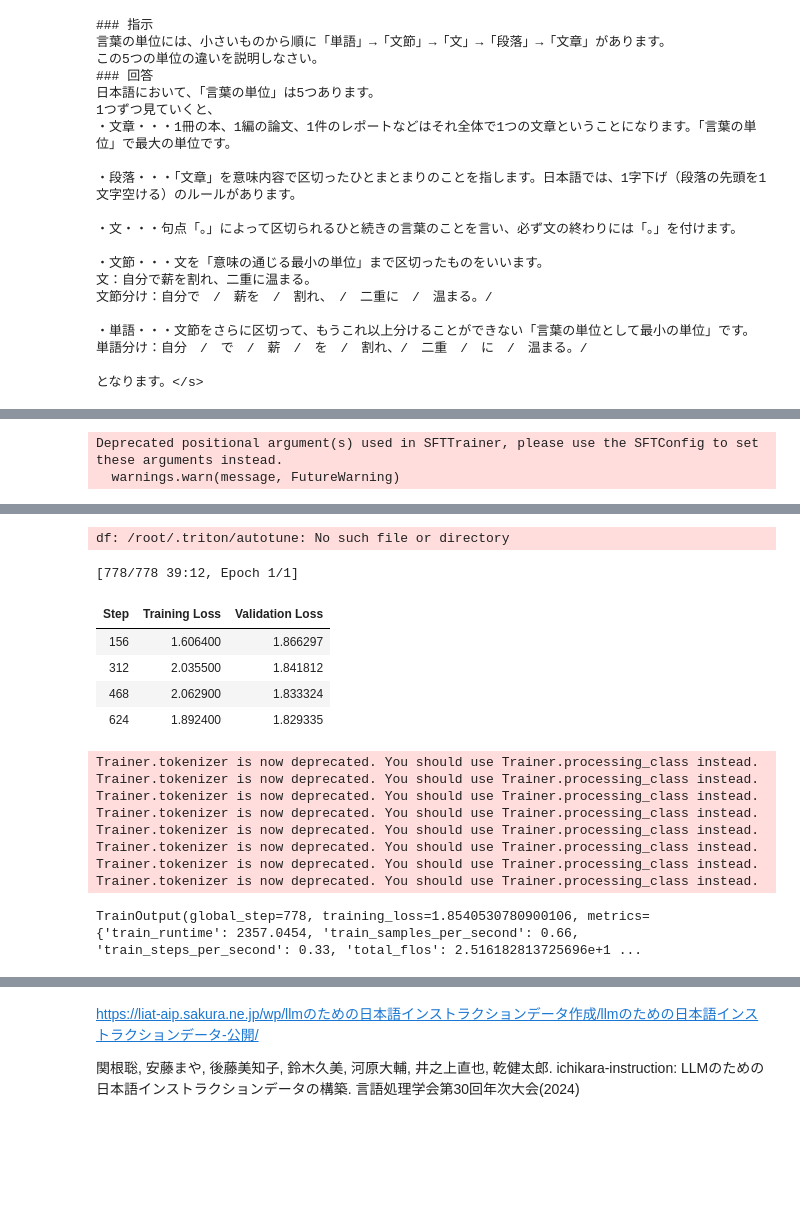
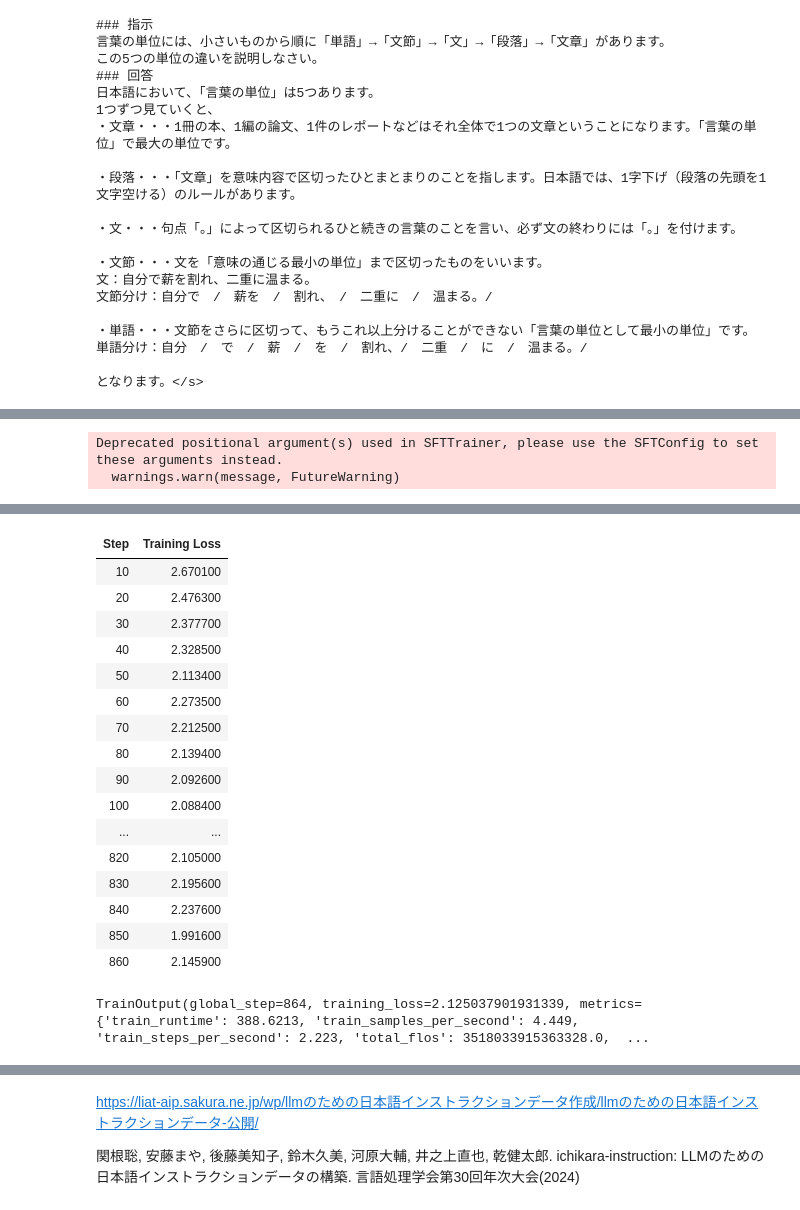
Before and after one commit to xhiroga/til, a Jupyter notebook: computer-science/machine-learning/_src/llm-exercises/notebooks/LoRA_template_20241127.ipynb, the cells around one changed output, grey strips where cells are left out. Saved outputs shown, nothing was run; the diff lists cells and outputs as text; code cells hidden in the pictures; blank space fills up the shorter version.

Commit message:
chore: finetuned

```diff
--- a/computer-science/machine-learning/_src/llm-exercises/notebooks/LoRA_template_20241127.ipynb
+++ b/computer-science/machine-learning/_src/llm-exercises/notebooks/LoRA_template_20241127.ipynb
@@ -29,12 +35,14 @@ HF_TOKEN = "write権限のあるトークン"
 # %%
+from pathlib import Path
 # モデルを読み込み。
 # llm-jp-3 1.8B, 3.7B, 13Bのsnapshotをダウンロード済みでmodelsディレクトリに格納してあります。
 # base_model_idの値はomnicampusの環境におけるモデルのパスを表しており、それ以外の環境で実行する場合は変更の必要があります。
 # その他のモデルは取得に承諾が必要なため、各自でダウンロードお願いします。
-base_model_id = "models/models--llm-jp--llm-jp-3-13b/snapshots/cd3823f4c1fcbb0ad2e2af46036ab1b0ca13192a"  # Fine-Tuningするベースモデル
+
+base_model_id = Path("../models/llm-jp/llm-jp-3-1.8b")  # Fine-Tuningするベースモデル
 # omnicampus以外の環境をご利用の方は以下をご利用ください。
 # base_model_id = "llm-jp/llm-jp-3-13b"
-new_model_id = "llm-jp-3-13b-finetune"  # Fine-Tuningしたモデルにつけたい名前
+new_model_id = "../models/llm-jp-3-1-8b-finetune"  # Fine-Tuningしたモデルにつけたい名前
 # %%
 """
 bnb_config: 量子化の設定
@@ -159,7 +169,10 @@ https://liat-aip.sakura.ne.jp/wp/llmのための日本語インストラクシ
 
 """
 
-dataset = load_dataset("json", data_files="./ichikara-instruction-003-001-1.json")
+dataset = load_dataset(
+    "json",
+    data_files="../data/Distribution20241221_all/ichikara-instruction-003-001-1.json",
+)
 dataset
 # %% [output]
 DatasetDict({
@@ -371,6 +373,7 @@ trainer = SFTTrainer(
 )
 
 model.config.use_cache = False  # キャッシュ機能を無効化
+tokenizer.pad_token = tokenizer.eos_token
 trainer.train()  # トレーニングを実行
 # %% [output]
 Deprecated positional argument(s) used in SFTTrainer, please use the SFTConfig to set these arguments instead.
@@ -379,16 +382,18 @@ Deprecated positional argument(s) used in SFTTrainer, please use the SFTConfig t
+| Step | Training Loss |
+| 10 | 2.670100 |
+| 20 | 2.476300 |
+| 30 | 2.377700 |
+| 40 | 2.328500 |
+| 50 | 2.113400 |
+| 60 | 2.273500 |
+| 70 | 2.212500 |
+| 80 | 2.139400 |
+| 90 | 2.092600 |
+| 100 | 2.088400 |
+| ... | ... |
+| 820 | 2.105000 |
+| 830 | 2.195600 |
+| 840 | 2.237600 |
+| 850 | 1.991600 |
+| 860 | 2.145900 |
-df: /root/.triton/autotune: No such file or directory
+TrainOutput(global_step=864, training_loss=2.125037901931339, metrics={'train_runtime': 388.6213, 'train_samples_per_second': 4.449, 'train_steps_per_second': 2.223, 'total_flos': 3518033915363328.0,  ...
-[778/778 39:12, Epoch 1/1]
-| Step | Training Loss | Validation Loss |
-| 156 | 1.606400 | 1.866297 |
-| 312 | 2.035500 | 1.841812 |
-| 468 | 2.062900 | 1.833324 |
-| 624 | 1.892400 | 1.829335 |
-Trainer.tokenizer is now deprecated. You should use Trainer.processing_class instead.
-Trainer.tokenizer is now deprecated. You should use Trainer.processing_class instead.
-Trainer.tokenizer is now deprecated. You should use Trainer.processing_class instead.
-Trainer.tokenizer is now deprecated. You should use Trainer.processing_class instead.
-Trainer.tokenizer is now deprecated. You should use Trainer.processing_class instead.
-Trainer.tokenizer is now deprecated. You should use Trainer.processing_class instead.
-Trainer.tokenizer is now deprecated. You should use Trainer.processing_class instead.
-Trainer.tokenizer is now deprecated. You should use Trainer.processing_class instead.
-TrainOutput(global_step=778, training_loss=1.8540530780900106, metrics={'train_runtime': 2357.0454, 'train_samples_per_second': 0.66, 'train_steps_per_second': 0.33, 'total_flos': 2.516182813725696e+1 ...
```
Also changed, not shown: parts of 11 cells of this notebook, 5 other files.
